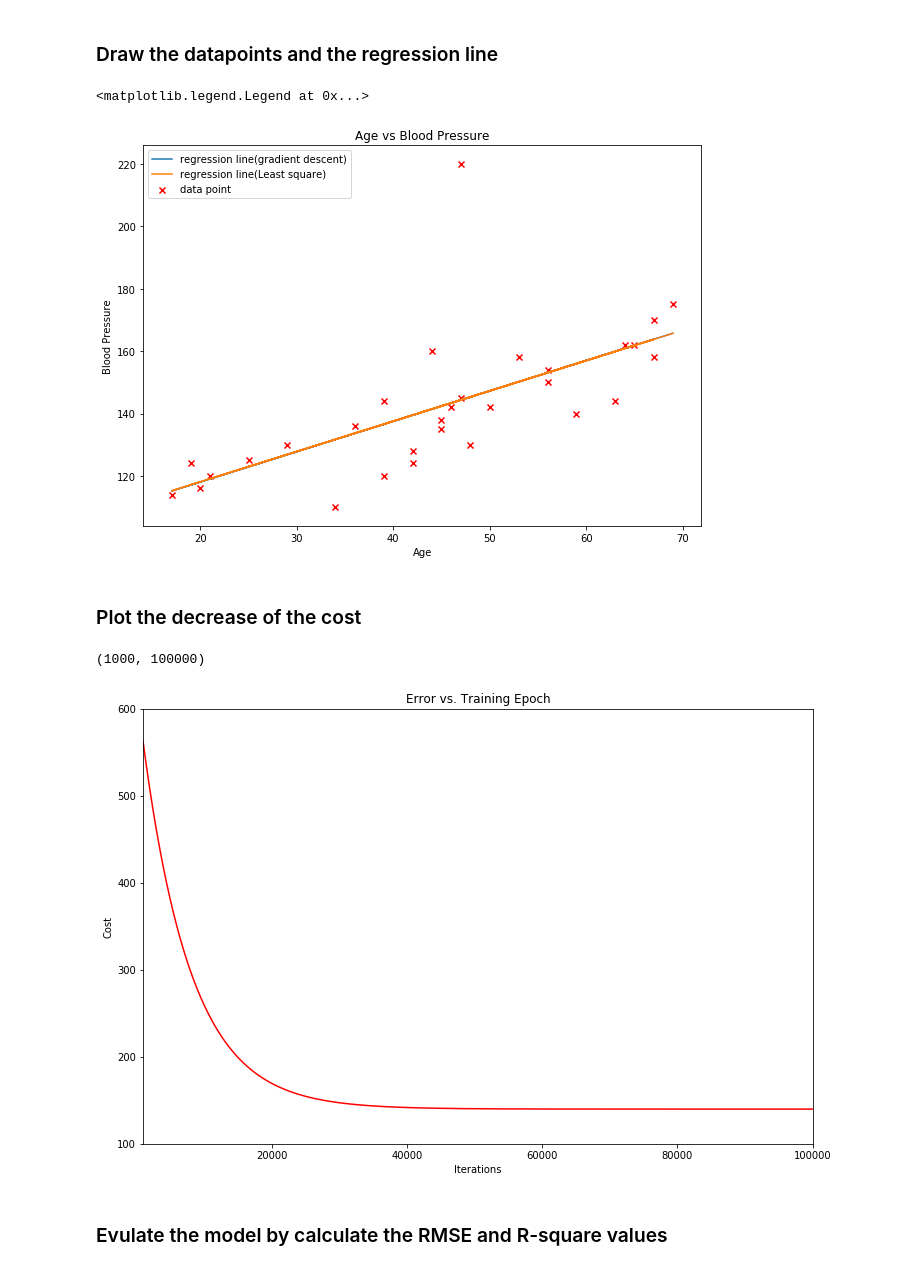
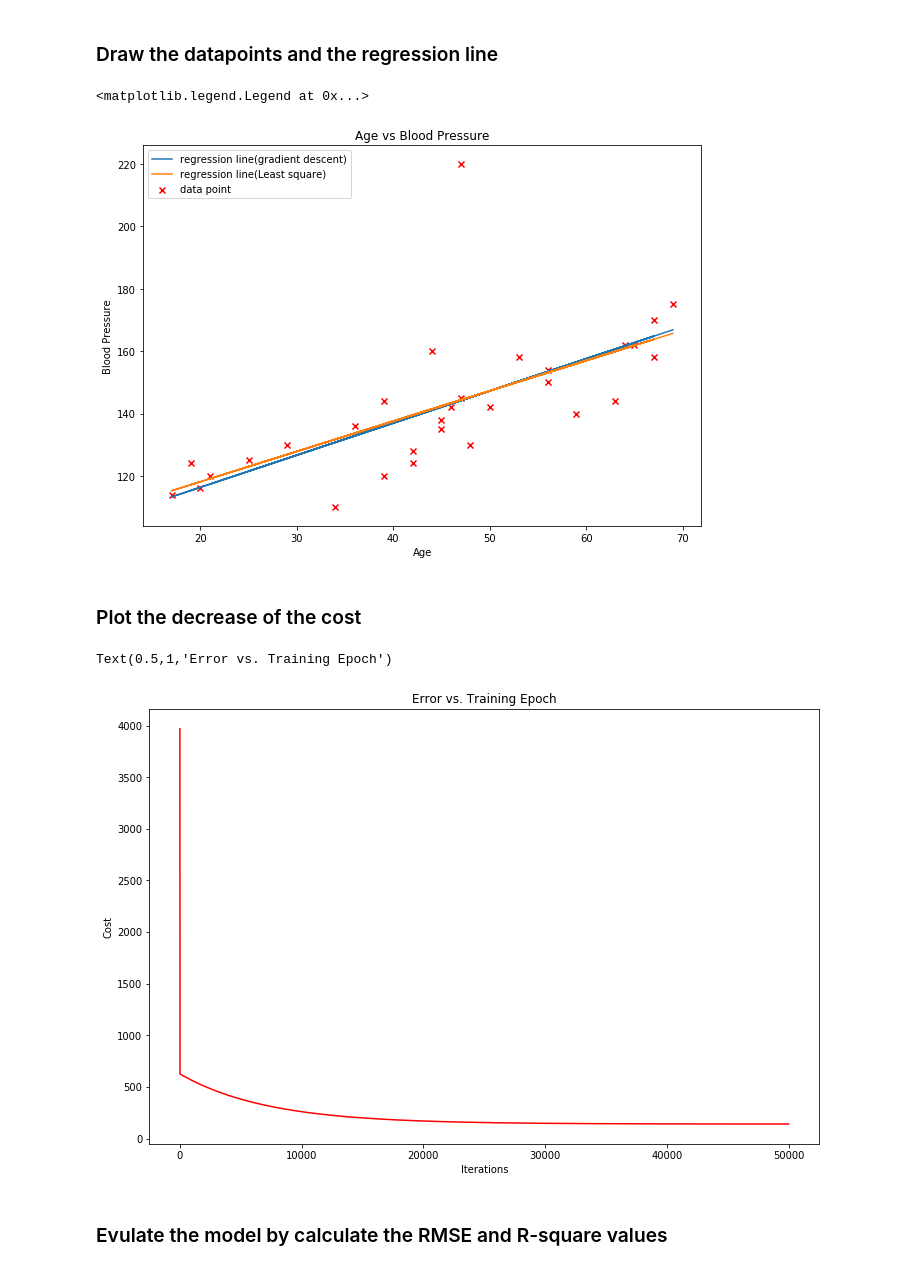
Before and after one commit to konantian/Machine-Learning, a Jupyter notebook: Linear regression/Linear Regression.ipynb, the cells around one changed output. Cells and saved outputs as stored; diff of their text form; code cells hidden in the pictures.

```diff
--- a/Linear regression/Linear Regression.ipynb
+++ b/Linear regression/Linear Regression.ipynb
@@ -91,7 +91,7 @@ def gradientDescent(X,Y,theta,alpha,iters):
 # Find the optimization solution by gradient descent
 # %%
 alpha=0.0007
-iters=100000
+iters=50000
 # %%
 g,cost=gradientDescent(X,Y,theta,alpha,iters)
 print("The intercept is",g[0,0])
@@ -141,20 +152,18 @@ ax.set_title("Age vs Blood Pressure")
 ax.legend(loc=2)
 # %% [output]
 <matplotlib.legend.Legend at 0x...>
-[figure, old version]
+[figure, new version]
 # %% [markdown]
 ### Plot the decrease of the cost
 # %%
 fig, ax = plt.subplots(figsize=(12,8))
 ax.plot(np.arange(iters), cost, 'r')
 ax.set_xlabel('Iterations')
 ax.set_ylabel('Cost')
 ax.set_title('Error vs. Training Epoch')
-ax.set_ylim(100,600)
-ax.set_xlim(1000,100000)
 # %% [output]
-(1000, 100000)
+Text(0.5,1,'Error vs. Training Epoch')
-[figure, old version]
+[figure, new version]
 # %% [markdown]
 ### Evulate the model by calculate the RMSE and R-square values
 # %%
```
Also changed, not shown: parts of 2 cells of this notebook, 1 other file.
